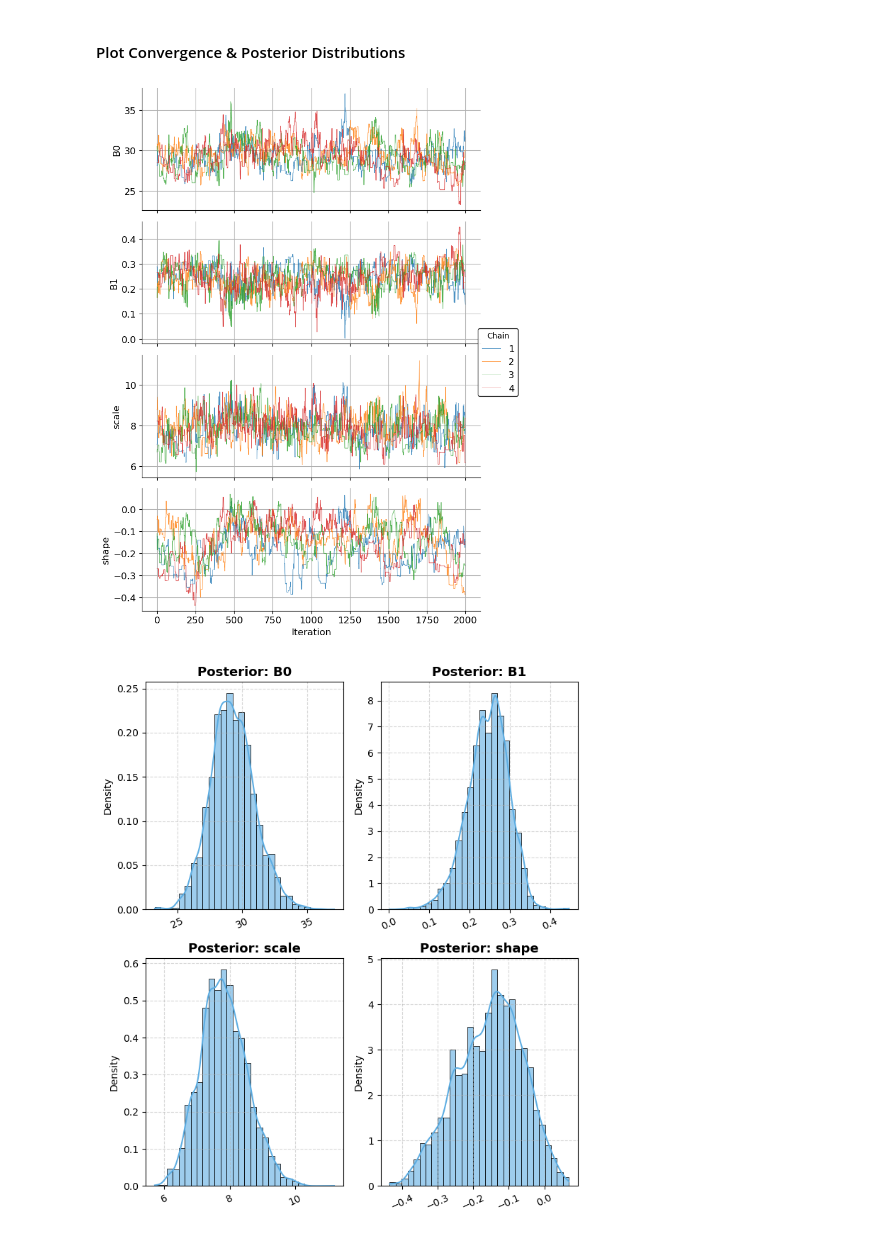
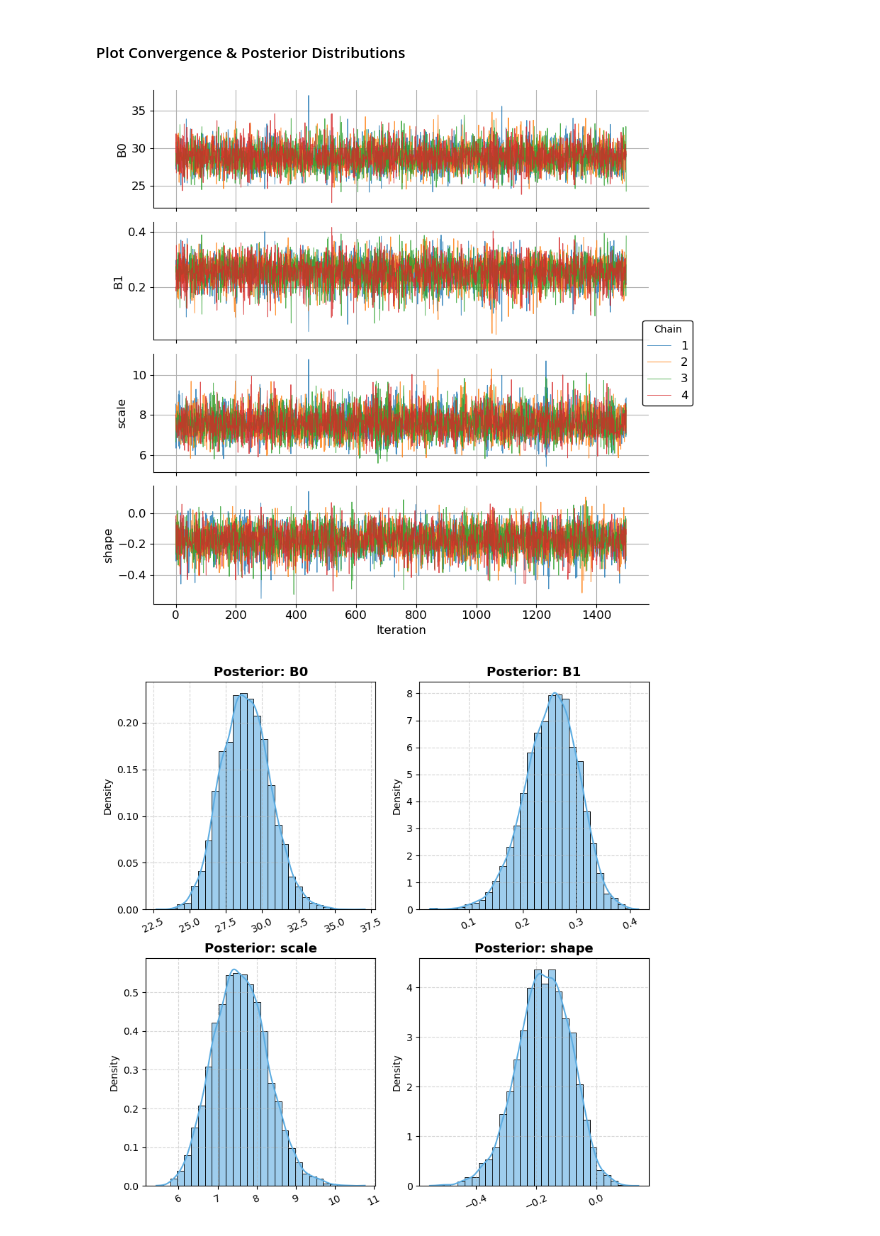
Before and after one commit to Nischalcs50/nsEVDx, a Jupyter notebook: examples/Quick_start_example.ipynb, the cells around one changed output. Cells and saved outputs as stored; diff of their text form; code cells hidden in the pictures.

Commit message:
Changes in examples, README.md, paper.md, added Figure 3 to paper.md, minor changes in the source codes, minor change in toml file

```diff
--- a/examples/Quick_start_example.ipynb
+++ b/examples/Quick_start_example.ipynb
@@ -27,3 +27,14 @@ plt.plot(data)  # plotting the time serie of extremes tat increases linearly
 [figure]
 # %% [markdown]
 #### Setting Piors
+# %%
+# Prior: normal for regression coefficients of location parameter, half-normal for scale, normal for shape
+prior_specs = [
+    ('normal', {'loc': 30, 'scale':10 }),
+    ('normal', {'loc': 0, 'scale': 0.5}),
+    ('halfnormal', {'loc': 5, 'scale': 5 }),
+    ('normal', {'loc': 0, 'scale': 0.4})
+]
+sampler = ns.NonStationaryEVD(config, data, cov,dist=genextreme,
+                                  prior_specs=prior_specs)
+print(sampler.descriptions)
@@ -30,18 +43,11 @@ plt.plot(data)  # plotting the time serie of extremes tat increases linearly
 # %% [markdown]
 #### Running Bayesian algorithm to sample posterior distribution of parameters
 # %%
-sampler = ns.NonStationaryEVD(
-    config, data, cov, dist=genextreme)
-print(sampler.descriptions)
-np.random.seed(42)
-# fitting a non-stationary GEV model to the data using
-# Hamiltonian Monte Carlo (HMC) sampler
-# Leave the line just below commented if you are not debugging
-# logger.debug("Prior %s returned invalid logpdf...", ptype, param_idx, val, kwargs)
-initial_params = [30, 0, 7, 0]
-samples, a_rate, r_hat = sampler.MH_Mala(
-    num_samples=2000, initial_params=initial_params,
-    step_sizes=[1,0.05,0.5,0.03], T=1,
-    burn_in=1500, num_chains=4, n_jobs=4
+# fitting a non-stationary GEV model to the data using Hamiltonian Monte Carlo (HMC) sampler
+results = sampler.MH_Hmc(
+    num_samples=1500, burn_in=1500,
+    initial_params=[30, 0, 5, -0.1],
+    num_chains=4,
+    T = 1
 )
 # %% [output]
@@ -75,8 +76,8 @@ Sample mean : [29.263462  0.245435  7.823378 -0.154041]
 # %% [markdown]
 #### Plot Convergence & Posterior Distributions
 # %%
-ns.plot_trace(samples, config, fig_size=(7, 10))
-ns.plot_posterior(samples, config, fig_size=(7, 8))
+ns.plot_trace(results['chains'], config, fig_size=(8,8),show=False);
+ns.plot_posterior(results['chains'], config, fig_size=(8,8),show=False);
 # %% [output]
-[figure, old version]
+[figure, new version]
-[figure, old version]
+[figure, new version]
```
Also changed, not shown: parts of 3 cells of this notebook, 10 other files.
